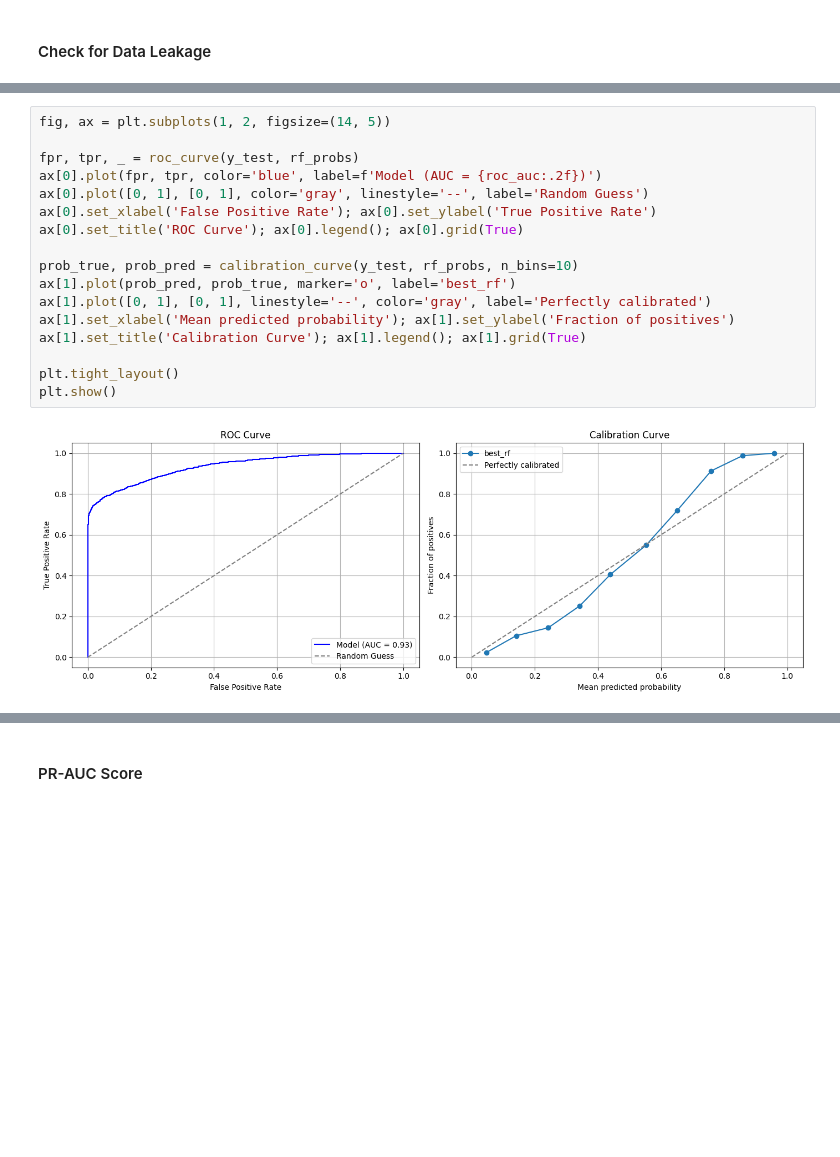
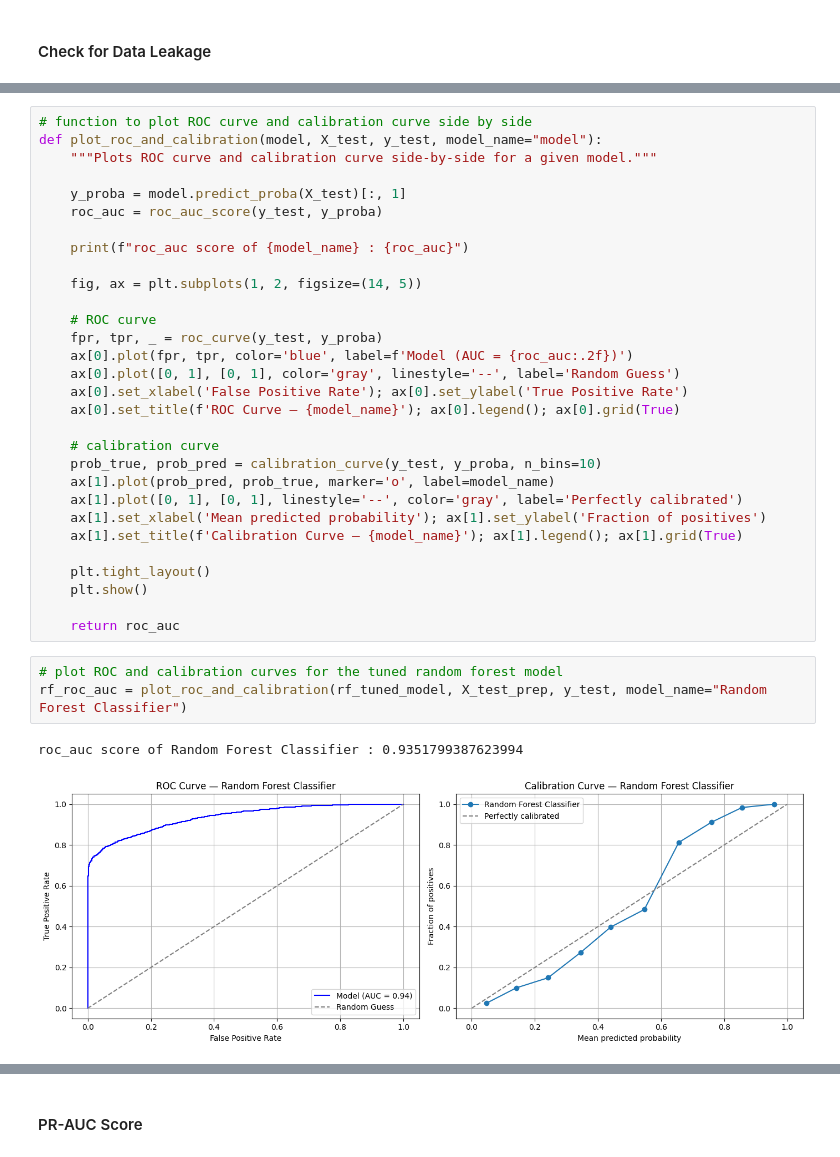
Before and after one commit to Harishkassa/Loan-Default-Prediction, a Jupyter notebook: notebooks/06_model_training.ipynb, the cells around one changed output, grey strips where cells are left out. Saved outputs shown, nothing was run; the diff lists cells and outputs as text; blank space fills up the shorter version.

```diff
--- a/notebooks/06_model_training.ipynb
+++ b/notebooks/06_model_training.ipynb
@@ -256,19 +339,36 @@ Brier Score Loss: 0.0599 (lower is better)
 # %%
-fig, ax = plt.subplots(1, 2, figsize=(14, 5))
+# function to plot ROC curve and calibration curve side by side
+def plot_roc_and_calibration(model, X_test, y_test, model_name="model"):
+    """Plots ROC curve and calibration curve side-by-side for a given model."""
 
-fpr, tpr, _ = roc_curve(y_test, rf_probs)
-ax[0].plot(fpr, tpr, color='blue', label=f'Model (AUC = {roc_auc:.2f})')
-ax[0].plot([0, 1], [0, 1], color='gray', linestyle='--', label='Random Guess')
-ax[0].set_xlabel('False Positive Rate'); ax[0].set_ylabel('True Positive Rate')
-ax[0].set_title('ROC Curve'); ax[0].legend(); ax[0].grid(True)
+    y_proba = model.predict_proba(X_test)[:, 1]
+    roc_auc = roc_auc_score(y_test, y_proba)
 
-prob_true, prob_pred = calibration_curve(y_test, rf_probs, n_bins=10)
-ax[1].plot(prob_pred, prob_true, marker='o', label='best_rf')
-ax[1].plot([0, 1], [0, 1], linestyle='--', color='gray', label='Perfectly calibrated')
-ax[1].set_xlabel('Mean predicted probability'); ax[1].set_ylabel('Fraction of positives')
-ax[1].set_title('Calibration Curve'); ax[1].legend(); ax[1].grid(True)
+    print(f"roc_auc score of {model_name} : {roc_auc}")
 
-plt.tight_layout()
-plt.show()
+    fig, ax = plt.subplots(1, 2, figsize=(14, 5))
+
+    # ROC curve
+    fpr, tpr, _ = roc_curve(y_test, y_proba)
+    ax[0].plot(fpr, tpr, color='blue', label=f'Model (AUC = {roc_auc:.2f})')
+    ax[0].plot([0, 1], [0, 1], color='gray', linestyle='--', label='Random Guess')
+    ax[0].set_xlabel('False Positive Rate'); ax[0].set_ylabel('True Positive Rate')
+    ax[0].set_title(f'ROC Curve — {model_name}'); ax[0].legend(); ax[0].grid(True)
+
+    # calibration curve
+    prob_true, prob_pred = calibration_curve(y_test, y_proba, n_bins=10)
+    ax[1].plot(prob_pred, prob_true, marker='o', label=model_name)
+    ax[1].plot([0, 1], [0, 1], linestyle='--', color='gray', label='Perfectly calibrated')
+    ax[1].set_xlabel('Mean predicted probability'); ax[1].set_ylabel('Fraction of positives')
+    ax[1].set_title(f'Calibration Curve — {model_name}'); ax[1].legend(); ax[1].grid(True)
+
+    plt.tight_layout()
+    plt.show()
+
+    return roc_auc
-# %% [output]
-[figure, removed]
+# %%
+# plot ROC and calibration curves for the tuned random forest model
+rf_roc_auc = plot_roc_and_calibration(rf_tuned_model, X_test_prep, y_test, model_name="Random Forest Classifier")
+# %% [output]
+roc_auc score of Random Forest Classifier : 0.9351799387623994
+[figure, added]
```
Also changed, not shown: parts of 66 cells of this notebook, 12 other files.
